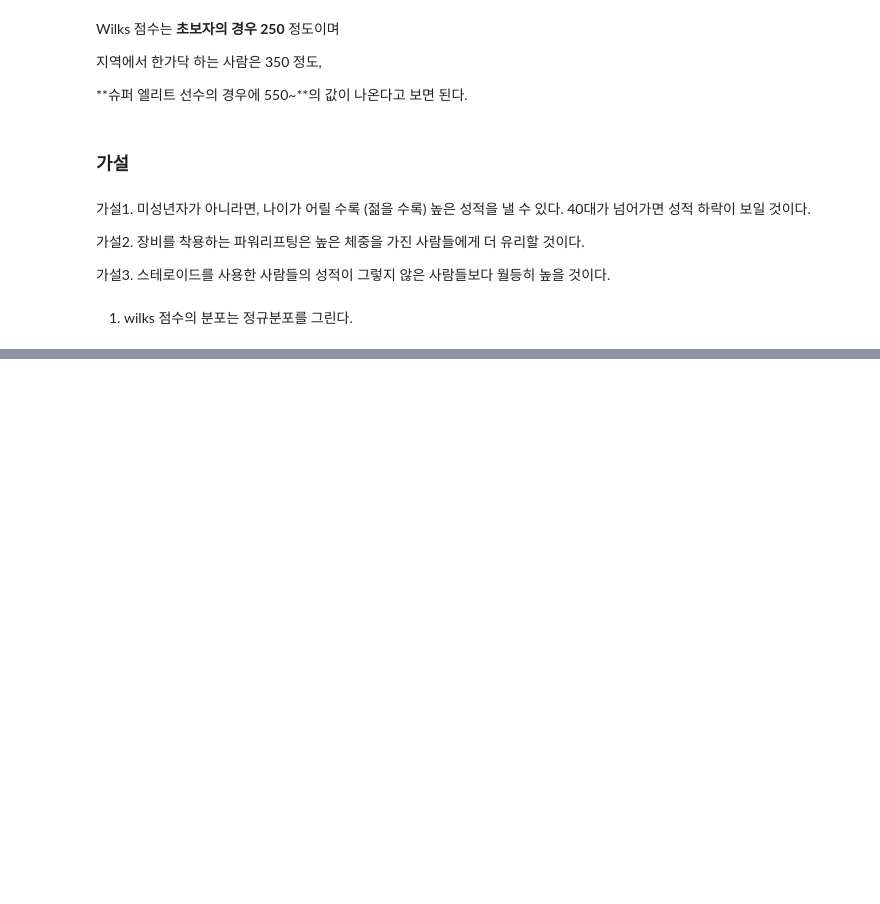
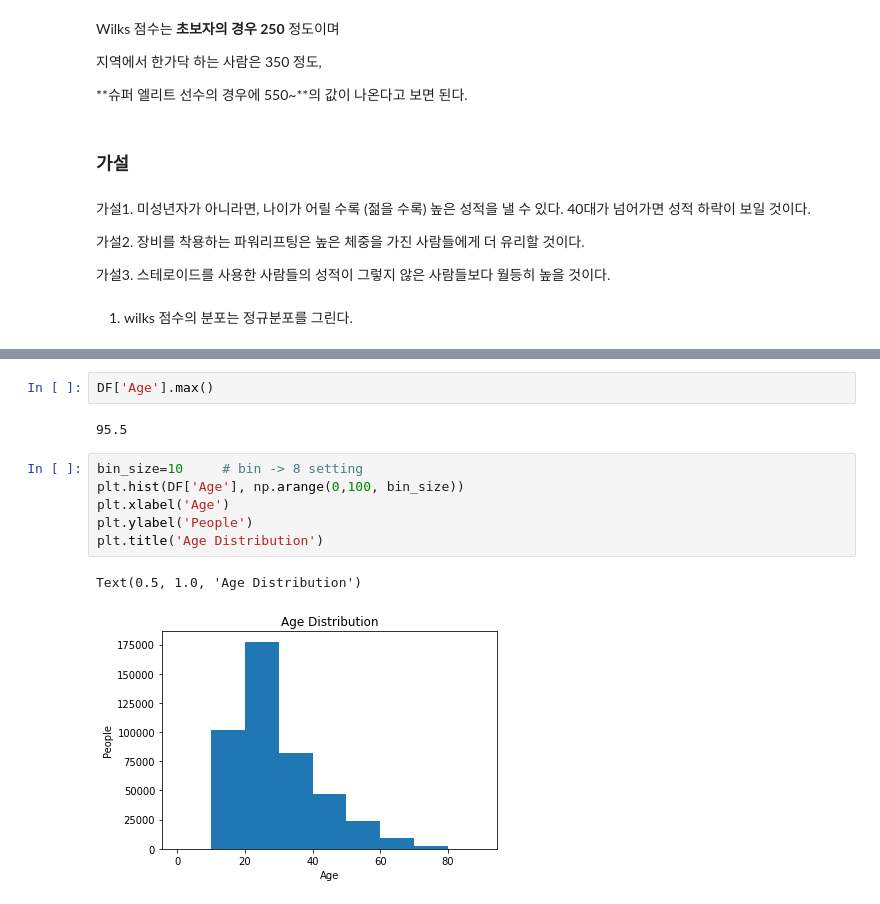
Before and after one commit to sbtmsk/Project2, a Jupyter notebook: AI_15_유재현_section2_project.ipynb, the cells around one changed output, grey strips where cells are left out. Drawn from its saved outputs; the diff is of its cells as text; blank space fills up the shorter version.

```diff
--- a/AI_15_유재현_section2_project.ipynb
+++ b/AI_15_유재현_section2_project.ipynb
@@ -281,0 +300,13 @@ Text(0.5, 1.0, 'Wilks Distribution')
+# %%
+DF['Age'].max()
+# %% [output]
+95.5
+# %%
+bin_size=10     # bin -> 8 setting
+plt.hist(DF['Age'], np.arange(0,100, bin_size))
+plt.xlabel('Age')
+plt.ylabel('People')
+plt.title('Age Distribution')
+# %% [output]
+Text(0.5, 1.0, 'Age Distribution')
+[figure, added]
```
Also changed, not shown: parts of 96 cells of this notebook.
